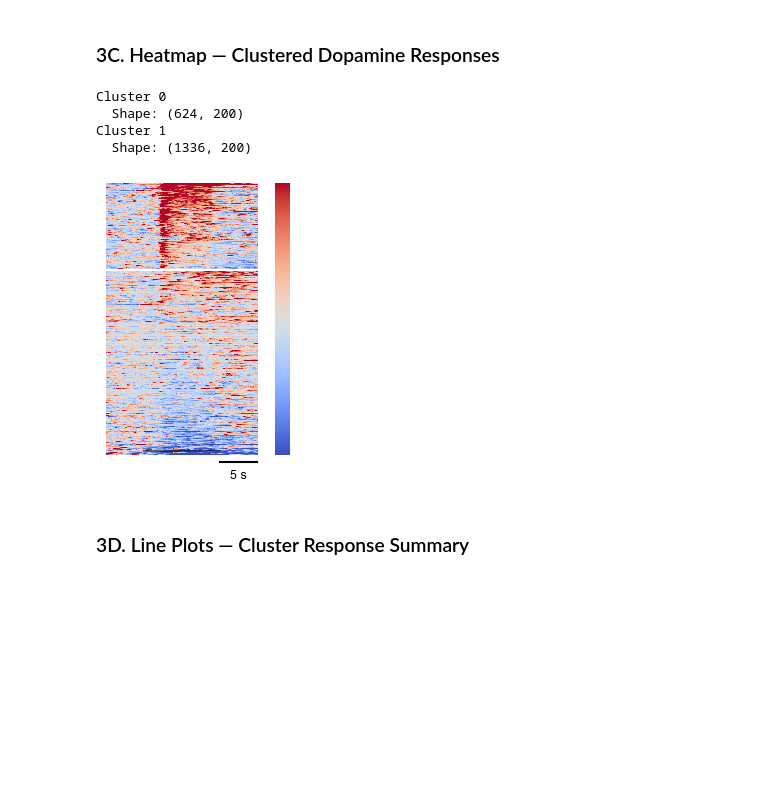
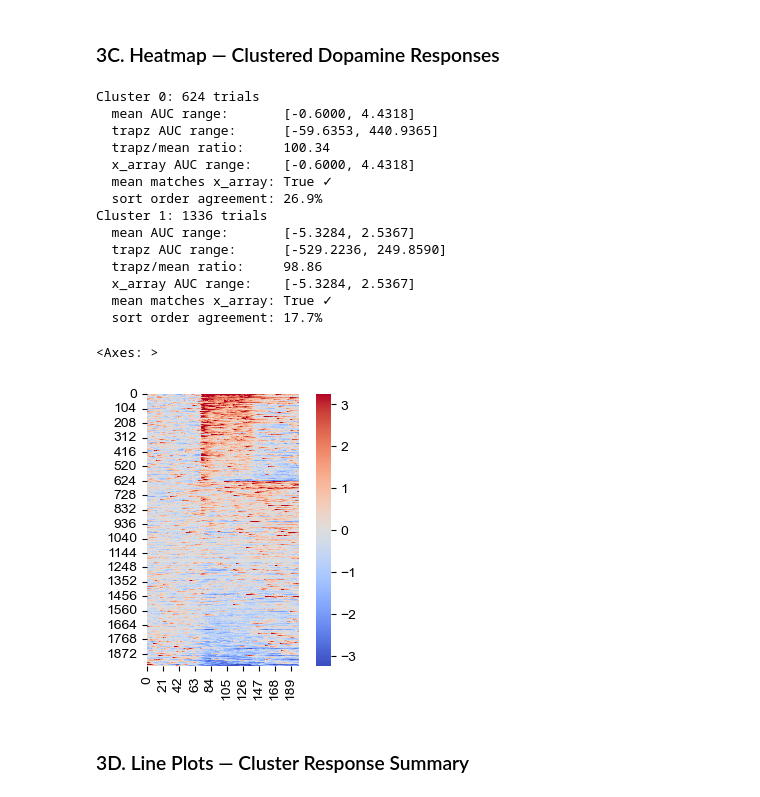
Before and after one commit to jaimemcc/bazzino, a Jupyter notebook: notebooks/figure_3_paper.ipynb, the cells around one changed output. Drawn from its saved outputs; the diff is of its cells as text; code cells hidden in the pictures; blank space fills up the shorter version.

```diff
--- a/notebooks/figure_3_paper.ipynb
+++ b/notebooks/figure_3_paper.ipynb
@@ -201,60 +206,70 @@ plt.show()
 # %% [markdown]
 ### 3C. Heatmap — Clustered Dopamine Responses
 # %%
-# Create clustered heatmap sorted by response strength within each cluster
+# Create clustered heatmap sorted by infusion response (AUC 5-15s window)
 list_of_clustered_snips = []
 n_of_clusters_list = []
 
 for cluster in sorted(x_array.cluster_photo.unique()):
-    print(f"Cluster {cluster}")
-    tmp = snips_photo[x_array.cluster_photo == cluster, :]
-    # Sort by mean response during infusion window
-    sort_order = np.argsort(np.mean(tmp[:, 50:150], axis=1))[::-1]
-    snips_cluster = tmp[sort_order, :]
+    # Get snips for this cluster
+    cluster_mask = x_array.cluster_photo == cluster
+    snips_cluster = snips_photo[cluster_mask, :]
 
-    print(f"  Shape: {snips_cluster.shape}")
-    list_of_clustered_snips.append(snips_cluster)
-    n_of_clusters_list.append(snips_cluster.shape[0])
+    # Calculate AUC using trapezoidal rule (bins 50-150 = 5-15s)
+    # Matches assembly script calculation: np.trapz() for true area under curve
+    auc_infusion = np.array([np.trapz(snips_cluster[i, 50:150]) for i in range(len(snips_cluster))])
+
+    # Verify against x_array auc_snips
+    x_array_auc = x_array[cluster_mask]["auc_snips"].values
+    auc_match = np.allclose(auc_infusion, x_array_auc, rtol=1e-5)
+
+    print(f"Cluster {cluster}: {snips_cluster.shape[0]} trials")
+    print(f"  Calculated AUC range: [{auc_infusion.min():.4f}, {auc_infusion.max():.4f}]")
+    print(f"  x_array AUC range:    [{x_array_auc.min():.4f}, {x_array_auc.max():.4f}]")
+    print(f"  AUC match verification: {auc_match} ✓" if auc_match else f"  AUC match verification: {auc_match} ✗ (mismatch!)")
+
+    # Sort by AUC (descending - strongest response first)
+    sort_order = np.argsort(auc_infusion)[::-1]
+    snips_cluster_sorted = snips_cluster[sort_order, :]
+
+    list_of_clustered_snips.append(snips_cluster_sorted)
+    n_of_clusters_list.append(snips_cluster_sorted.shape[0])
 
 clustered_snips = np.vstack(list_of_clustered_snips)
+
+# Calculate dynamic vlim based on data
+vlim = scale_vlim_to_data(clustered_snips, percentile=99)
+# vlim = (-2, 2)  # Uncomment to override auto scaling with hardcoded values
 
 # Create heatmap with cluster dividing lines
 layout = [["ax", "cbar_ax"],
           ["ax", "empty"]]
 
 f = plt.figure(figsize=(2.3, 3.6))
 gs = f.add_gridspec(2, 2, width_ratios=[10, 1], height_ratios=[1, 0.01],
                      left=0.1, right=0.9, wspace=0.2, hspace=0.02)
 
 ax = f.add_subplot(gs[0, 0])
 cbar_ax = f.add_subplot(gs[0, 1])
 
-sns.heatmap(clustered_snips, ax=ax, vmin=-2, vmax=2, cmap="coolwarm", cbar_ax=cbar_ax)
-ax.set_yticks([])
-ax.set_xticks([])
-
-# Draw cluster dividing lines
-for c in np.cumsum(n_of_clusters_list)[:-1]:
-    ax.axhline(c, color="white", linewidth=1.5)
-
-# Add time scale bar
-ax.plot([150, 198], [len(clustered_snips)+50, len(clustered_snips)+50], color="k", linewidth=1.5, clip_on=False)
-ax.text(174, len(clustered_snips)+100, "5 s", ha="center", va="top", fontsize=9)
-
-# Infusion window indicator
-ax.plot([50, 150], [len(clustered_snips)-30, len(clustered_snips)-30], color="k", alpha=0.5, linewidth=1.5, clip_on=False)
-
-cbar_ax.set_yticks([])
-
-if SAVE_FIGS:
-    save_figure(f, "fig3c_heatmap_clusters", FIGSFOLDER)
-plt.show()
+sns.heatmap(clustered_snips, ax=ax, vmin=vlim[0], vmax=vlim[1], cmap="coolwarm", cbar_ax=cbar_ax)
 # %% [output]
-Cluster 0
-  Shape: (624, 200)
-Cluster 1
-  Shape: (1336, 200)
+Cluster 0: 624 trials
+  mean AUC range:       [-0.6000, 4.4318]
+  trapz AUC range:      [-59.6353, 440.9365]
+  trapz/mean ratio:     100.34
+  x_array AUC range:    [-0.6000, 4.4318]
+  mean matches x_array: True ✓
+  sort order agreement: 26.9%
+Cluster 1: 1336 trials
+  mean AUC range:       [-5.3284, 2.5367]
+  trapz AUC range:      [-529.2236, 249.8590]
+  trapz/mean ratio:     98.86
+  x_array AUC range:    [-5.3284, 2.5367]
+  mean matches x_array: True ✓
+  sort order agreement: 17.7%
+<Axes: >
-[figure, old version]
+[figure, new version]
 # %% [markdown]
 ### 3D. Line Plots — Cluster Response Summary
 # %%
```
Also changed, not shown: parts of 2 cells of this notebook, 4 other files.
